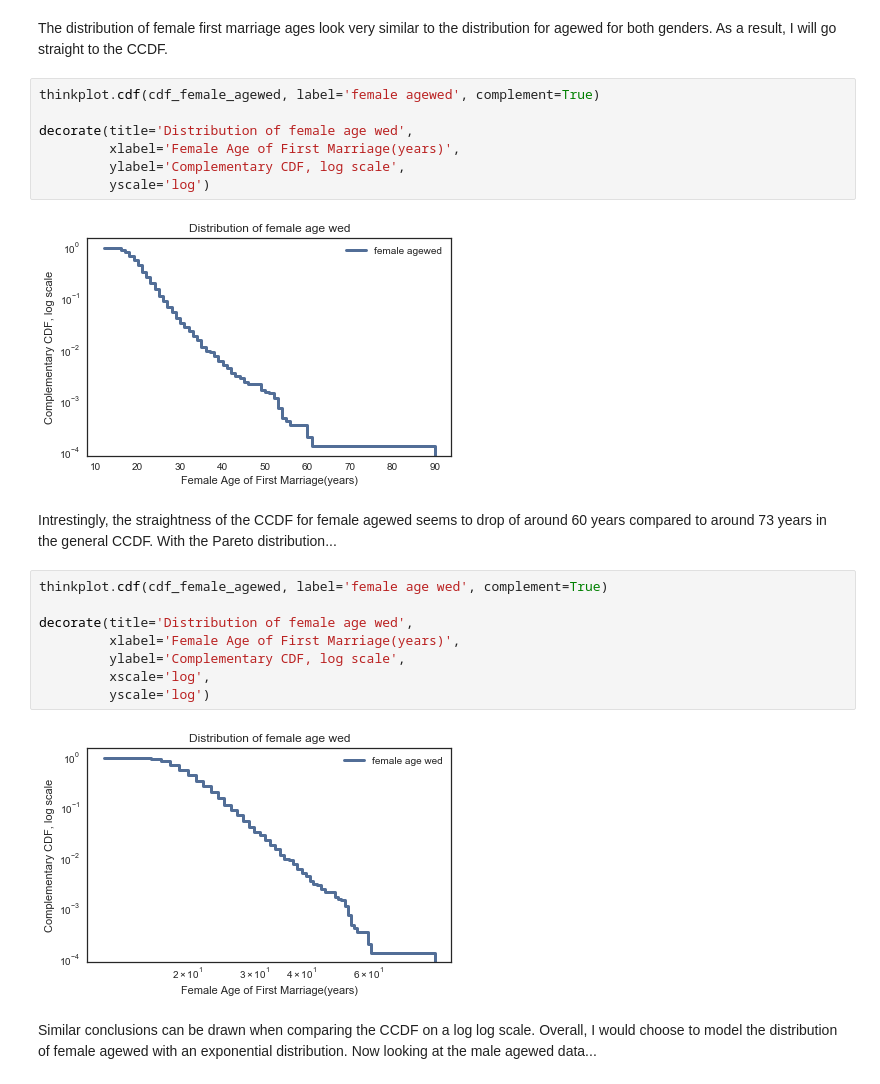
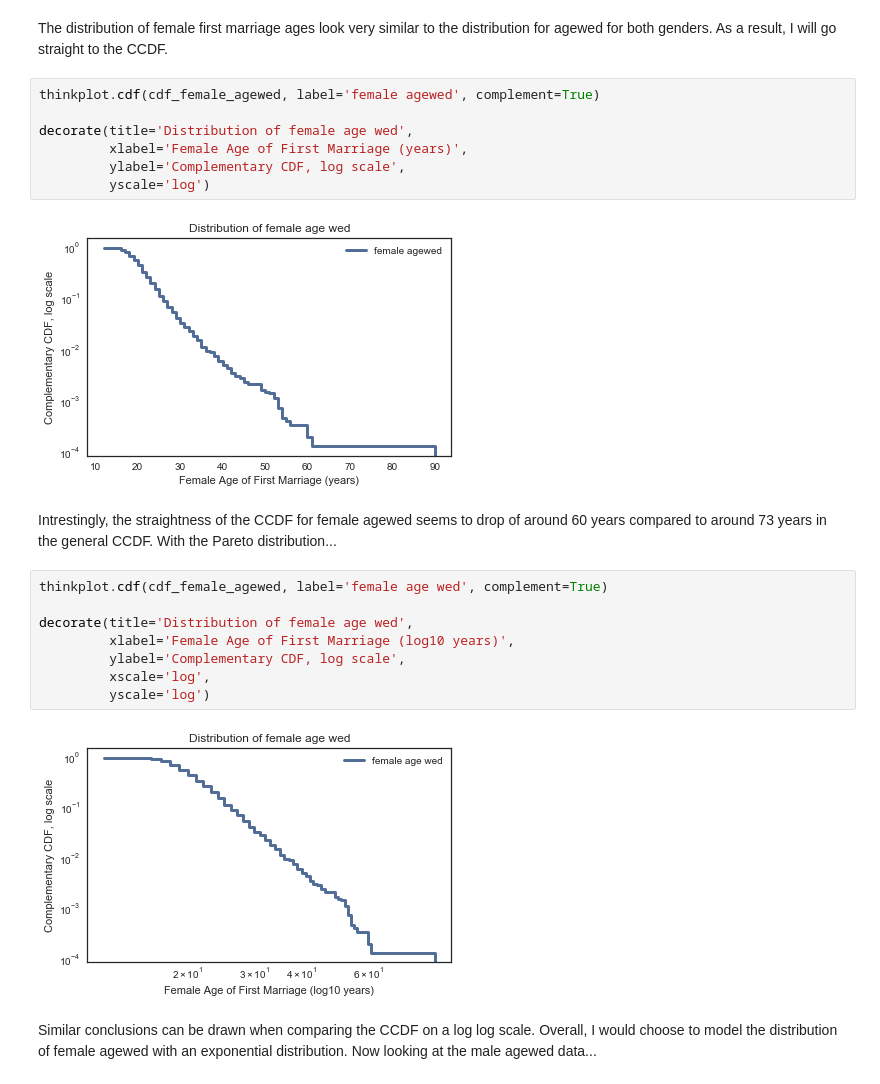
Before and after one commit to coverney/ThinkStats2, a Jupyter notebook: homeworks/homework02.ipynb, the cells around one changed output. Drawn from its saved outputs; the diff is of its cells as text.

```diff
--- a/homeworks/homework02.ipynb
+++ b/homeworks/homework02.ipynb
@@ -665,7 +670,7 @@ The distribution of female first marriage ages look very similar to the distribu
 thinkplot.cdf(cdf_female_agewed, label='female agewed', complement=True)
 
 decorate(title='Distribution of female age wed',
-         xlabel='Female Age of First Marriage(years)',
+         xlabel='Female Age of First Marriage (years)',
          ylabel='Complementary CDF, log scale',
          yscale='log')
 # %% [output]
@@ -675,13 +680,13 @@ Intrestingly, the straightness of the CCDF for female agewed seems to drop of ar
 # %%
 thinkplot.cdf(cdf_female_agewed, label='female age wed', complement=True)
 
 decorate(title='Distribution of female age wed',
-         xlabel='Female Age of First Marriage(years)',
+         xlabel='Female Age of First Marriage (log10 years)',
          ylabel='Complementary CDF, log scale',
          xscale='log',
          yscale='log')
 # %% [output]
-[figure, old version]
+[figure, new version]
 # %% [markdown]
 Similar conclusions can be drawn when comparing the CCDF on a log log scale. Overall, I would choose to model the distribution of female agewed with an exponential distribution. Now looking at the male agewed data...
 # %%
```
Also changed, not shown: parts of 35 cells of this notebook, 5 other files.
